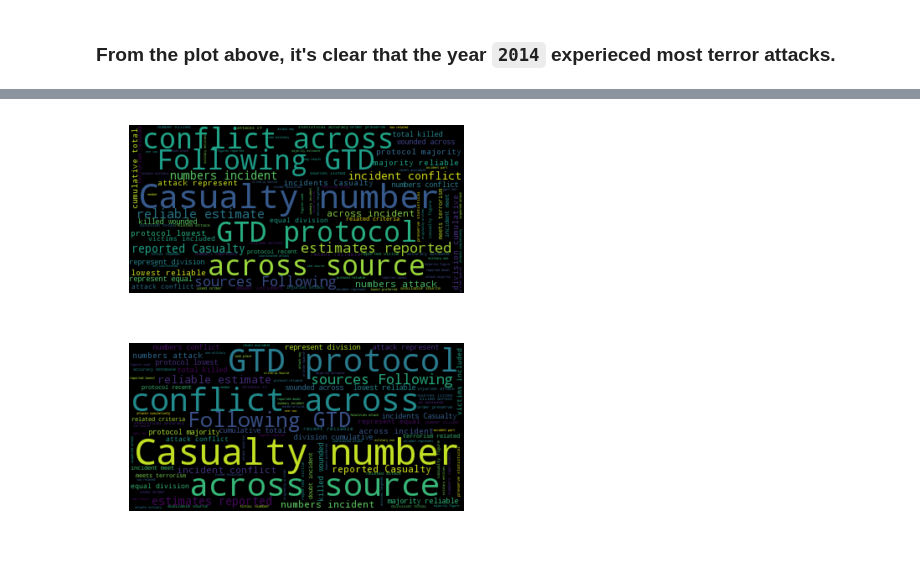
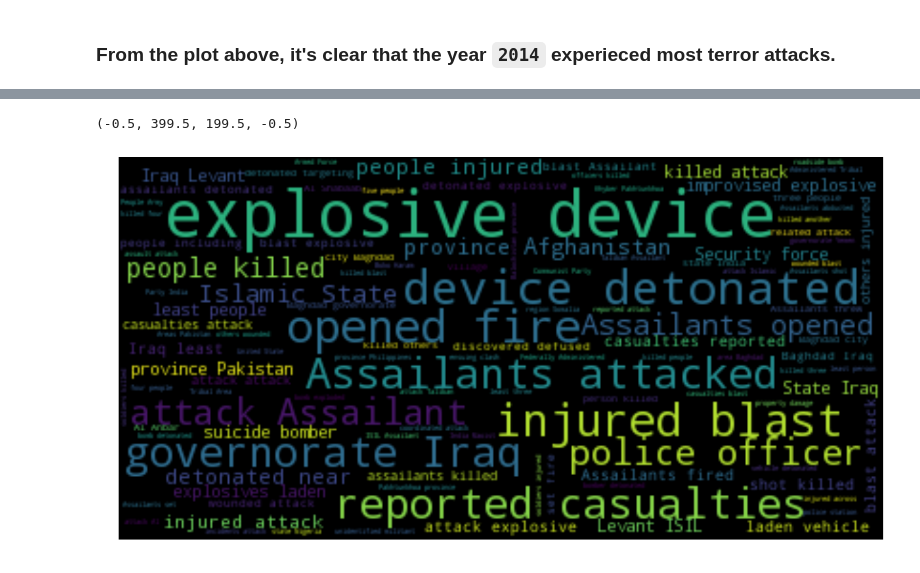
Before and after one commit to anand13sethi/BDP-Data-Visualization, a Jupyter notebook: Big Data and Policing - HW2 - Q2.ipynb, the cells around one changed output, grey strips where cells are left out. Cells and saved outputs as stored; diff of their text form; code cells hidden in the pictures.

```diff
--- a/Big Data and Policing - HW2 - Q2.ipynb
+++ b/Big Data and Policing - HW2 - Q2.ipynb
@@ -149,18 +124,13 @@ with open('wordcloud.txt', 'w') as file:
 # %%
 d = path.dirname(__file__) if "__file__" in locals() else os.getcwd()
 
 text = open(path.join(d, 'wordcloud.txt')).read()
-
-wordcloud = WordCloud().generate(text)
-
+stopwords = set(STOPWORDS)
+stopwords.update(['number', 'nan', 'unknown', 'Unknown', 'group', 'claimed', 'responsibility', 'one', 'two', 'sources', 'attributed', 'incident'])
+wordcloud = WordCloud(stopwords = stopwords).generate(text)
+plt.figure(figsize=(20,30))
 plt.imshow(wordcloud, interpolation='bilinear')
 plt.axis("off")
-
-wordcloud = WordCloud(max_font_size=70).generate(text)
-plt.figure()
-plt.imshow(wordcloud, interpolation="bilinear")
-plt.axis("off")
-plt.show()
 # %% [output]
+(-0.5, 399.5, 199.5, -0.5)
-[figure, old version]
+[figure, new version]
-[figure, removed]
```
Also changed, not shown: parts of 13 cells of this notebook, 4 other files.
